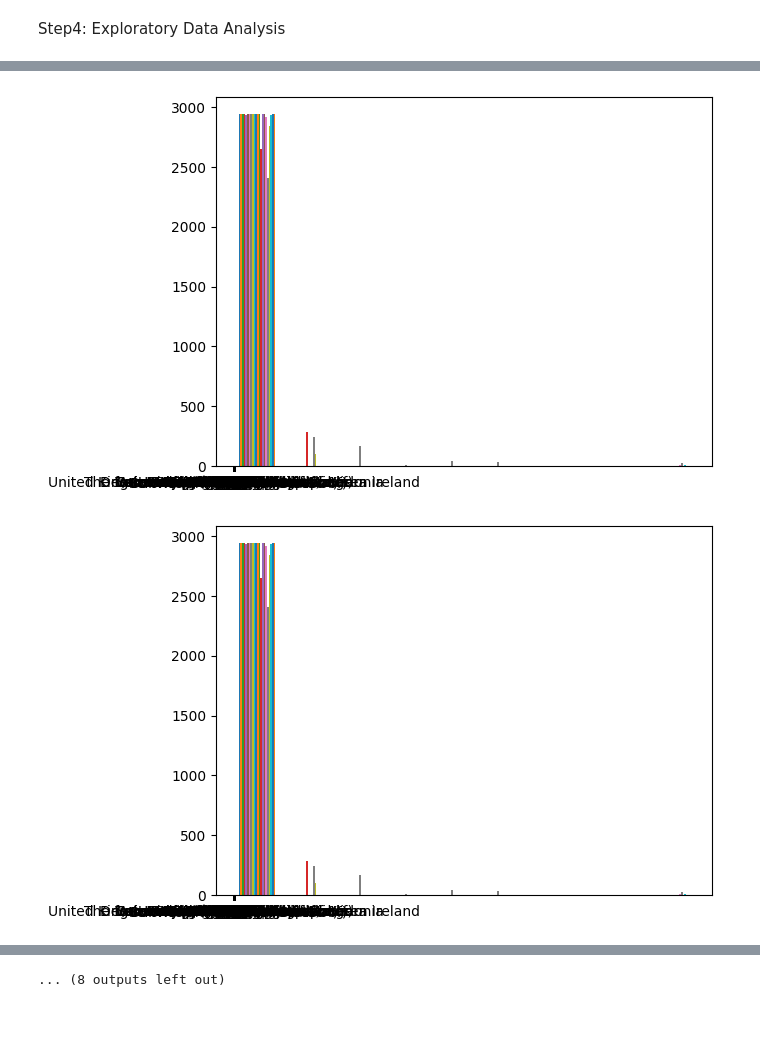
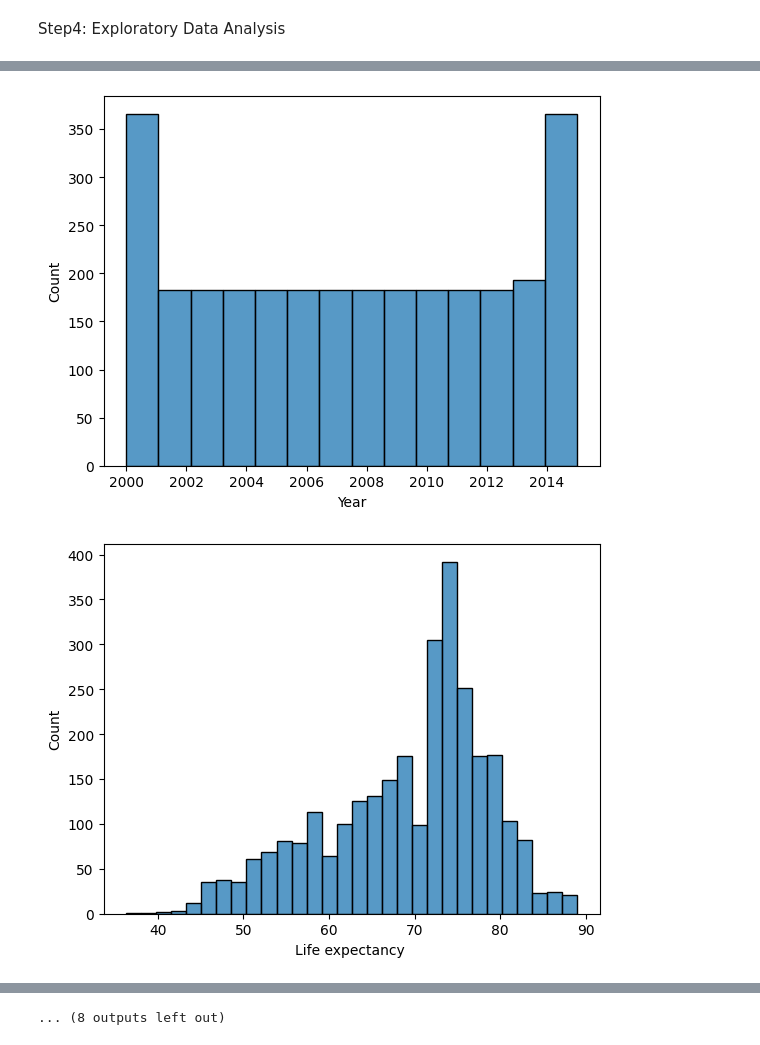
Before and after one commit to saaj376/Machine-Learning, a Jupyter notebook: Data cleaning and preprocessing.ipynb, the cells around one changed output, grey strips where cells are left out. Saved outputs shown, nothing was run; the diff lists cells and outputs as text; code cells hidden in the pictures; blank space fills up the shorter version.

```diff
--- a/Data cleaning and preprocessing.ipynb
+++ b/Data cleaning and preprocessing.ipynb
@@ -172,10 +173,12 @@ df.describe(include="number")
 | 75% | 2012.000000 | 75.700000 | 228.000000 | 22.000000 | 7.702500 | 441.534144 | 97.000000 | ... |
 | max | 2015.000000 | 89.000000 | 723.000000 | 1800.000000 | 17.870000 | 19479.911610 | 99.000000 | ... |
 # %%
-#histogram to understand the data in each numerical column
-for i in df.select_dtypes(include="number").columns:
-    plt.hist(df)
+#using seaborn, we're plotting histogram
+import warnings
+warnings.filterwarnings("ignore")
+for i in df.select_dtypes(include='number').columns:
+    sns.histplot(data=df,x=i)
     plt.show()
 # %% [output]
-[figure, old version]
+[figure, new version]
-[figure, old version]
+[figure, new version]
```
Also changed, not shown: parts of 2 cells of this notebook.
